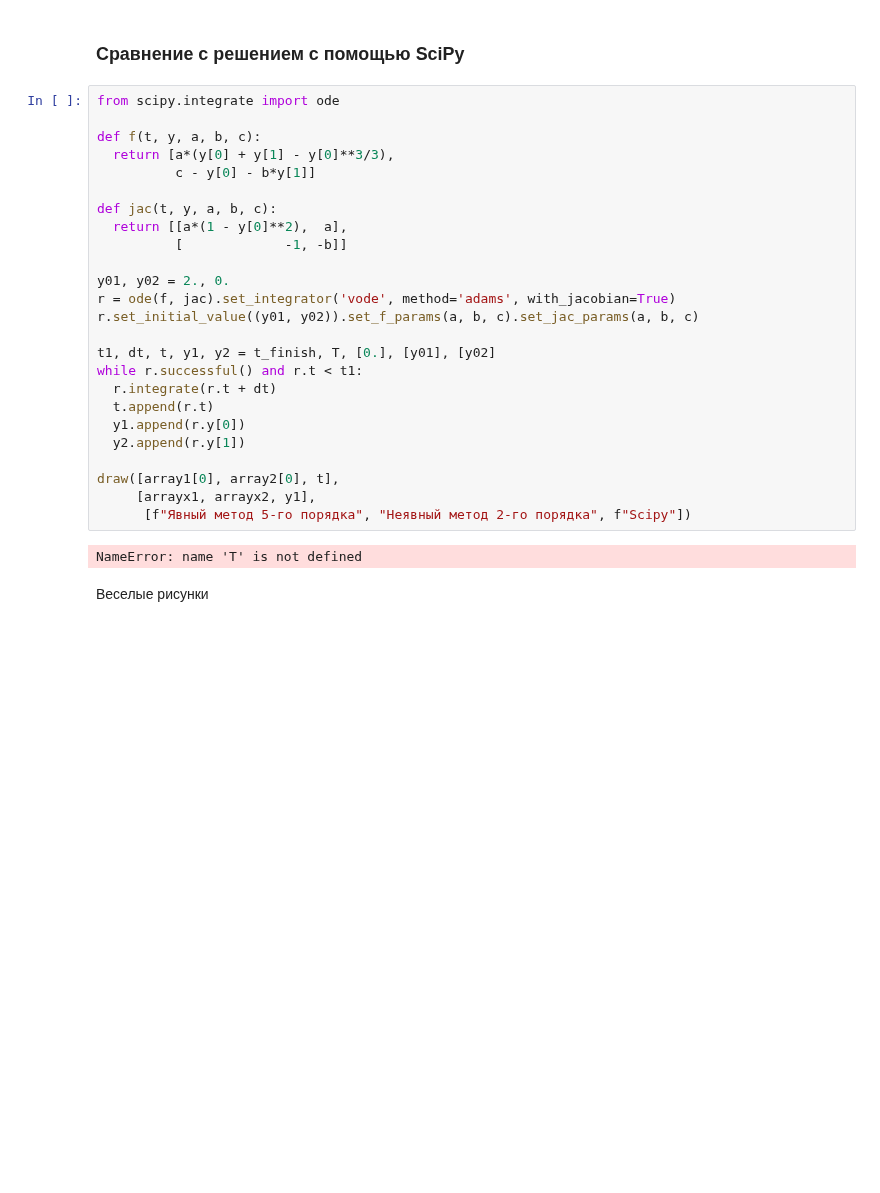
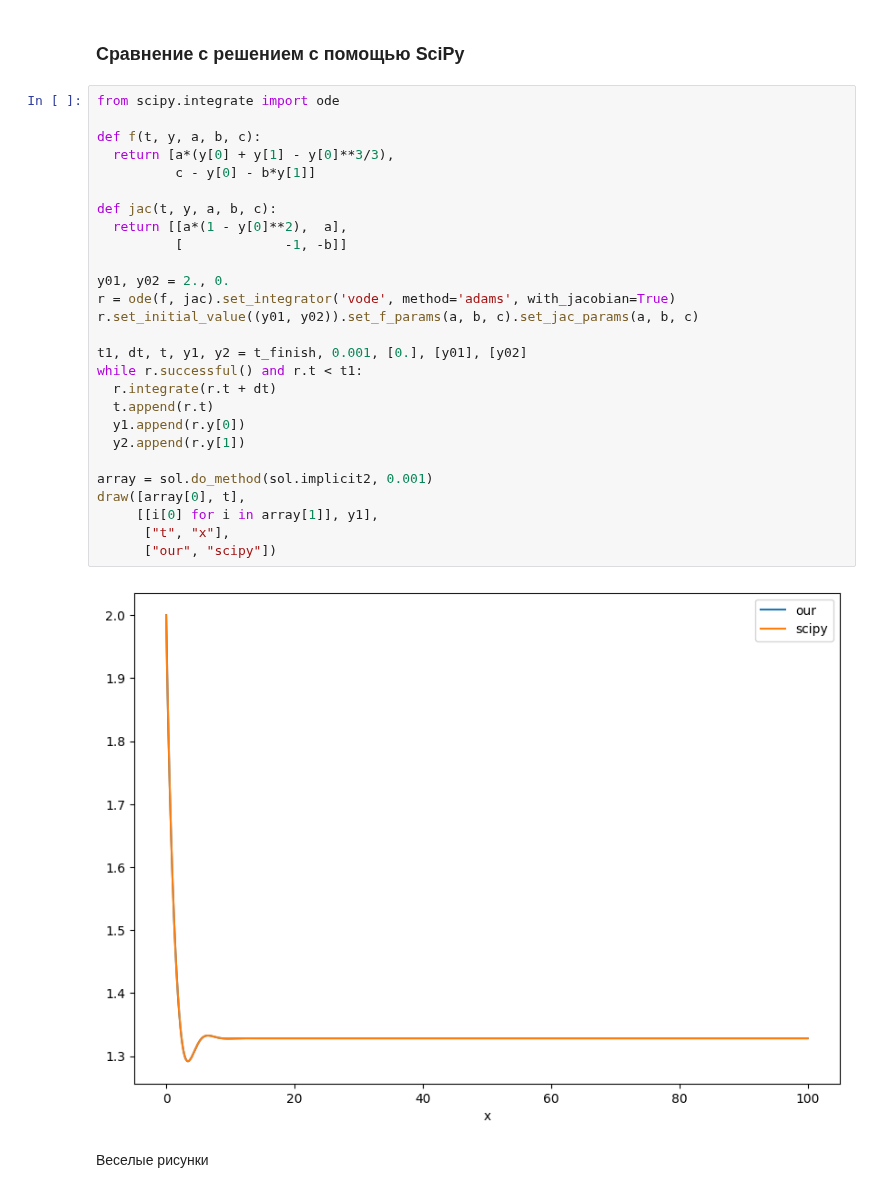
Before and after one commit to ArnautovPeter/projectPractice, a Jupyter notebook: src/main.ipynb, the cells around one changed output. Saved outputs shown, nothing was run; the diff lists cells and outputs as text; blank space fills up the shorter version.

```diff
--- a/src/main.ipynb
+++ b/src/main.ipynb
@@ -150,30 +128,32 @@ y:  -0.5471147594476335
 # %%
 from scipy.integrate import ode
 
 def f(t, y, a, b, c):
   return [a*(y[0] + y[1] - y[0]**3/3),
           c - y[0] - b*y[1]]
 
 def jac(t, y, a, b, c):
   return [[a*(1 - y[0]**2),  a],
           [             -1, -b]]
 
 y01, y02 = 2., 0.
 r = ode(f, jac).set_integrator('vode', method='adams', with_jacobian=True)
 r.set_initial_value((y01, y02)).set_f_params(a, b, c).set_jac_params(a, b, c)
 
-t1, dt, t, y1, y2 = t_finish, T, [0.], [y01], [y02]
+t1, dt, t, y1, y2 = t_finish, 0.001, [0.], [y01], [y02]
 while r.successful() and r.t < t1:
   r.integrate(r.t + dt)
   t.append(r.t)
   y1.append(r.y[0])
   y2.append(r.y[1])
 
-draw([array1[0], array2[0], t],
-     [arrayx1, arrayx2, y1],
-      [f"Явный метод 5-го порядка", "Неявный метод 2-го порядка", f"Scipy"])
+array = sol.do_method(sol.implicit2, 0.001)
+draw([array[0], t],
+     [[i[0] for i in array[1]], y1],
+      ["t", "x"],
+      ["our", "scipy"])
 # %% [output]
-NameError: name 'T' is not defined
+[figure, added]
 # %% [markdown]
 Веселые рисунки
 # %%
```
Also changed, not shown: parts of 6 cells of this notebook, 1 other file.
